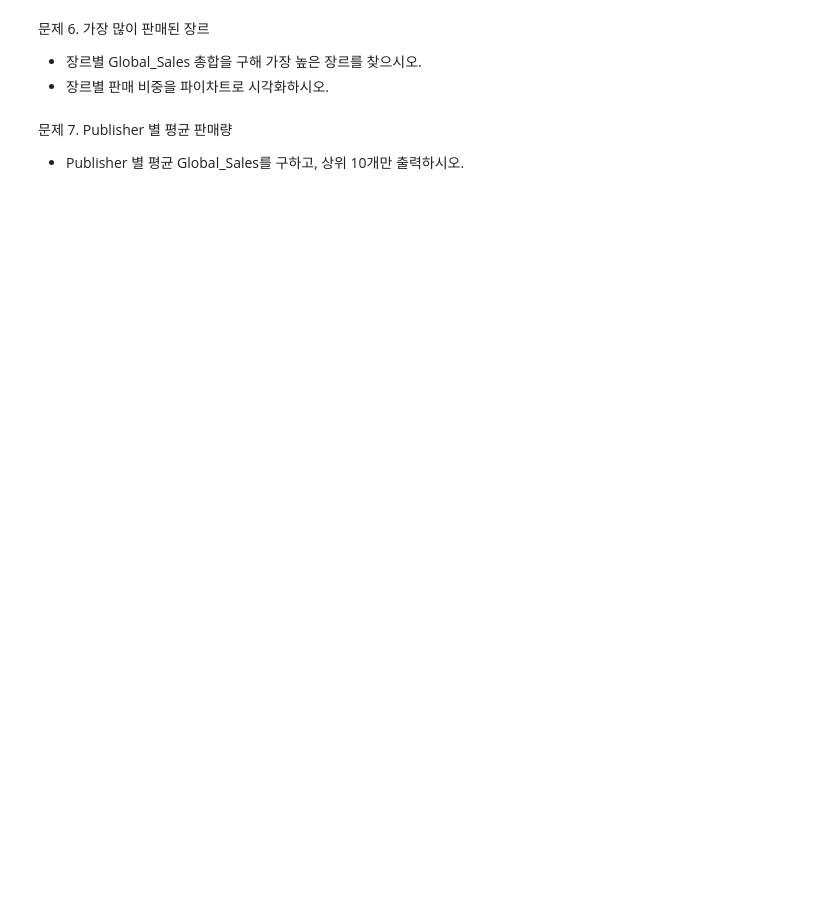
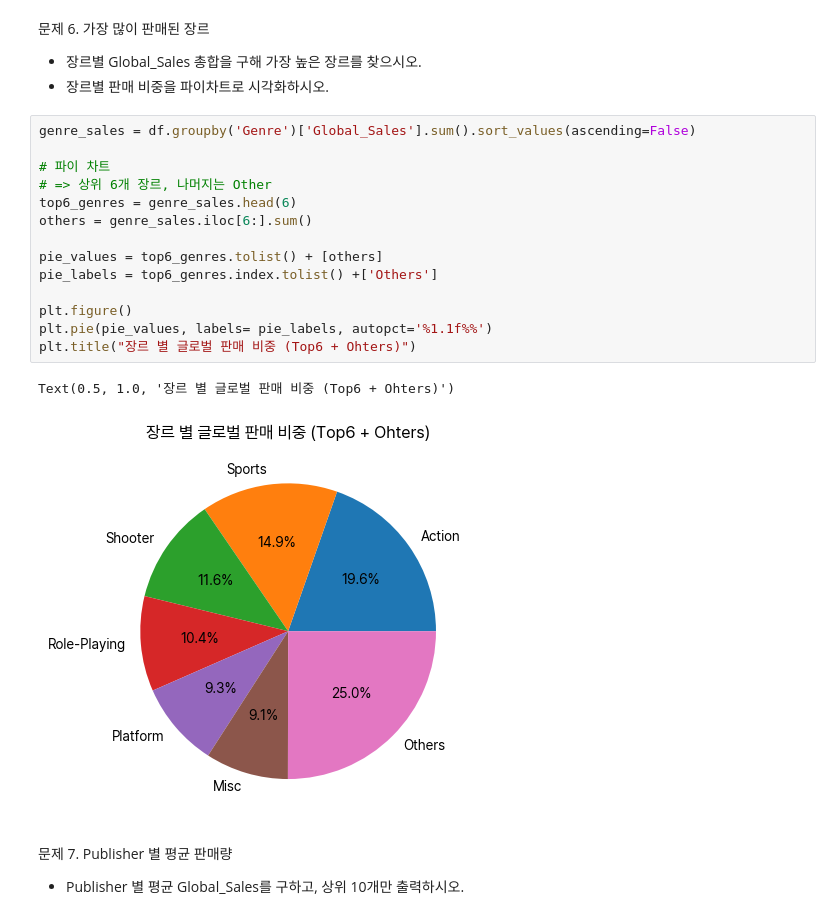
Before and after one commit to ParkChanNeul/DataAnalysis, a Jupyter notebook: practice/kaggle_video_sales/solution.ipynb, the cells around one changed output. Drawn from its saved outputs; the diff is of its cells as text; blank space fills up the shorter version.

```diff
--- a/practice/kaggle_video_sales/solution.ipynb
+++ b/practice/kaggle_video_sales/solution.ipynb
@@ -146,6 +157,23 @@ plt.show
 문제 6. 가장 많이 판매된 장르
 - 장르별 Global_Sales 총합을 구해 가장 높은 장르를 찾으시오.
 - 장르별 판매 비중을 파이차트로 시각화하시오.
+# %%
+genre_sales = df.groupby('Genre')['Global_Sales'].sum().sort_values(ascending=False)
+
+# 파이 차트
+# => 상위 6개 장르, 나머지는 Other
+top6_genres = genre_sales.head(6)
+others = genre_sales.iloc[6:].sum()
+
+pie_values = top6_genres.tolist() + [others]
+pie_labels = top6_genres.index.tolist() +['Others']
+
+plt.figure()
+plt.pie(pie_values, labels= pie_labels, autopct='%1.1f%%')
+plt.title("장르 별 글로벌 판매 비중 (Top6 + Ohters)")
+# %% [output]
+Text(0.5, 1.0, '장르 별 글로벌 판매 비중 (Top6 + Ohters)')
+[figure, added]
 # %% [markdown]
 문제 7. Publisher 별 평균 판매량
 - Publisher 별 평균 Global_Sales를 구하고, 상위 10개만 출력하시오.
```
Also changed, not shown: parts of 3 cells of this notebook.
